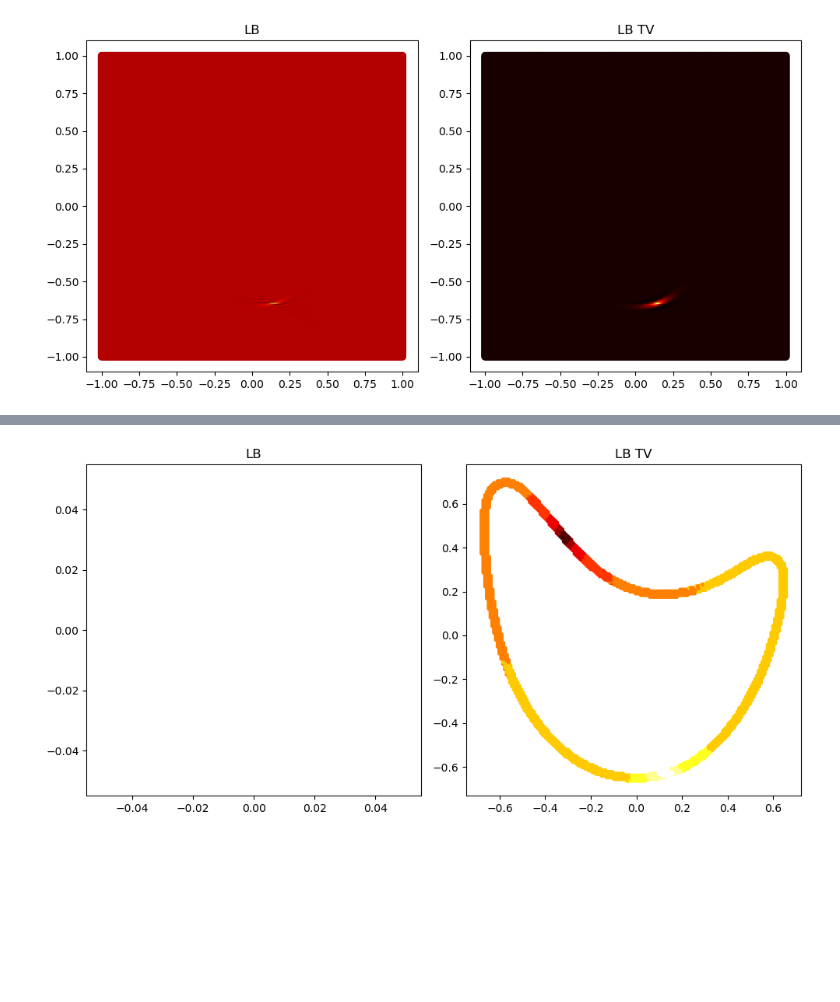
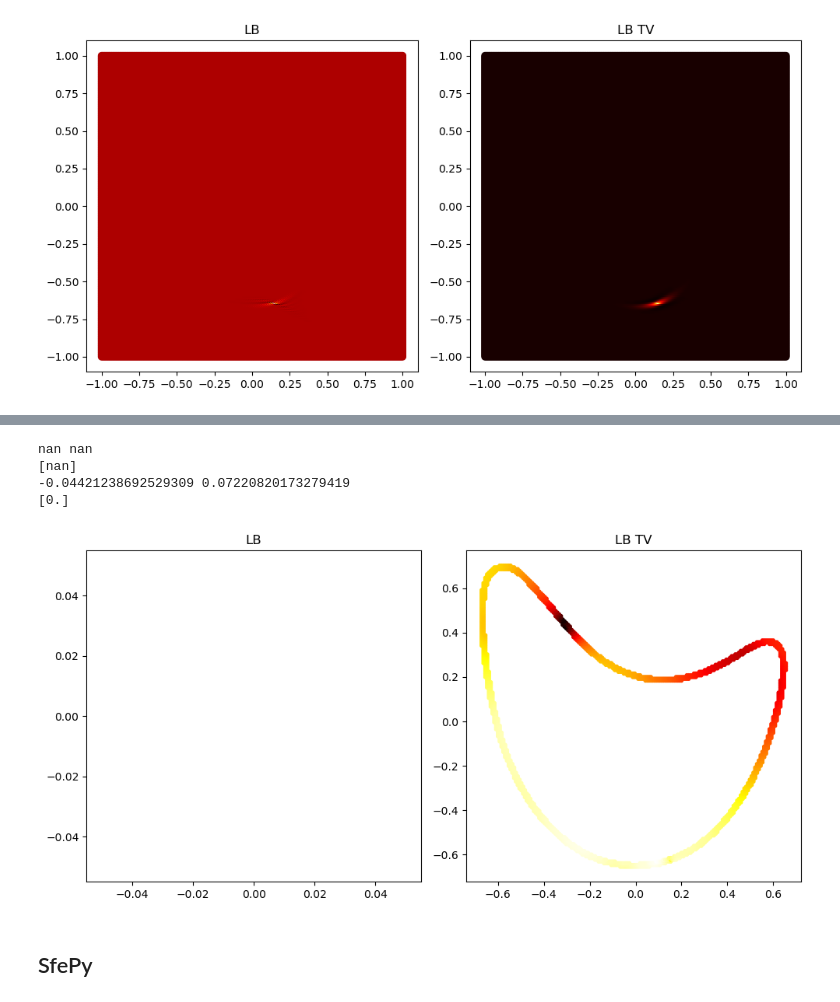
Before and after one commit to miguef98/NIFs, a Jupyter notebook: geodesics_2d_NoSDF.ipynb, the cells around one changed output, grey strips where cells are left out. Cells and saved outputs as stored; diff of their text form; code cells hidden in the pictures; blank space fills up the shorter version.

```diff
--- a/geodesics_2d_NoSDF.ipynb
+++ b/geodesics_2d_NoSDF.ipynb
@@ -117,13 +120,11 @@ def integrator( L, u0, t, steps=1, method='backward'):
 
     return ut
 # %%
-mask = np.sqrt(np.sum(dfX ** 2, axis=1) ).flatten() > -1
-
-LB = gridLaplaceBeltramiBertalmio(N, fX, mask, boundary='dirichlet' )
-LB_TV = gridLaplaceBeltramiTV( N, dfX, LfX, tv, mask, boundary='dirichlet' )
+LB = gridLaplaceBeltramiBertalmio(N, fX, boundary='dirichlet' )
+LB_TV = gridLaplaceBeltramiTV( N, dfX, LfX, tv, boundary='dirichlet' )
 
 h = 2 / (N-1)
-t = h ** 2 * 60
+t = h ** 2 * 50
 
 ut = integrator( LB, u0.flatten(), t, steps=1, method='backward' )
 ut_TV = integrator( LB_TV, u0.flatten(), t, steps=1, method='backward' )
@@ -189,7 +204,7 @@ plt.show()
 # %%
 #Gx, Gy = gridDxMasked(N, np.abs(fX).flatten() < np.inf ), gridDyMasked(N, np.abs(fX).flatten() < np.inf)
-Gx_i, Gy_i = gridIntrinsicGradient( N, dfX, np.abs(fX).flatten() < np.inf, boundary='neumann' )
-Gx, Gy = gridInstrinsicGradientBertalmio( N, fX, np.abs(fX).flatten() < np.inf, boundary='neumann' )
+Gx_i, Gy_i = gridIntrinsicGradient( N, dfX, boundary='neumann' )
+Gx, Gy = gridInstrinsicGradientBertalmio( N, fX, boundary='neumann' )
 
 nx_TV = Gx_i @ ut_TV
 nx = Gx @ ut
@@ -198,7 +213,7 @@ ny_TV = Gy_i @ ut_TV
 ny = Gy  @ ut
 
 def normalmap( X, nx, ny, axis ):
-    poissonMask = np.abs(fX).flatten() < 0.015# np.inf
+    poissonMask = np.abs(fX).flatten() < np.inf
     norm = np.sqrt( nx ** 2 + ny ** 2 )
     norm_nx = - ( nx ) / (norm)
     norm_ny = - ( ny ) / (norm)
@@ -225,43 +238,51 @@ plt.show()
 # %%
 def heatgeodesic( X, fX, nx, ny, axis, boundary='dirichlet' ):
     norm = np.sqrt( nx ** 2 + ny ** 2 )
     norm_nx = - ( nx ) / (norm)
     norm_ny = - ( ny ) / (norm)
 
-    poissonMask = np.abs(fX).flatten() < 0.015
+    initialCondition = np.logical_not( u0 > 0.1 )
 
-    L = gridLaplacian( N, np.abs(fX).flatten() < np.inf )
-    Gx = gridDxMasked( N, poissonMask )
-    Gy = gridDyMasked( N, poissonMask )
+    L = gridLaplacianDirichlet( N, initialCondition )
+    Gx = gridDx( N, boundary=boundary )
+    Gy = gridDy( N, boundary=boundary )
 
-    phi = sparse.linalg.spsolve( L, Gx @ norm_nx + Gy @ norm_ny )
+    b =  Gx @ norm_nx + Gy @ norm_ny
+    b[np.logical_not(initialCondition )] = 0
 
-    mask = np.abs(fX).flatten() < 0.015
+    phi = sparse.linalg.spsolve( L, b)
+    print(phi.min(), phi.max())
 
-    levels = np.linspace( phi[mask].min(), phi[mask].max(), 10)
-    for i in range(len(levels) - 1):
-        #phi = np.where(
-        #    np.abs(phi - levels[i]) < 0.005,
-        #    np.ones_like(phi) * phi.max(),
-        #    phi
-        #)
+    mask =  np.abs(fX).flatten() < 0.01
 
-        phi = np.where(
-            np.logical_and( phi - levels[i] > 0, phi - levels[i + 1] < 0 ),
-            np.ones_like(phi) * levels[i],
-            phi
-        )
+    #levels = np.linspace( phi[mask].min(), phi[mask].max(), 20)
+    #for i in range(len(levels) - 1):
+    #    phi = np.where(
+    #        np.abs(phi - levels[i]) < 0.0005,
+    #        np.ones_like(phi) * phi.max(),
+    #        phi
+    #    )
+#
+    #    phi = np.where(
+    #        np.logical_and( phi - levels[i] > 0, phi - levels[i + 1] < 0 ),
+    #        np.ones_like(phi) * levels[i],
+    #        phi
+    #    )
 
     axis.scatter( X[:,0][mask], X[:,1][mask], c=phi[mask],  marker='.',cmap='hot_r' )
 
 fig, axs = plt.subplots(1, 2, figsize=(10, 5))
-heatgeodesic( X, fX, nx, ny, axs[0], boundary='neumann')
-heatgeodesic( X, fX, nx_TV, ny_TV, axs[1], boundary='neumann')
+heatgeodesic( X, fX, nx, ny, axs[0], boundary='dirichlet')
+heatgeodesic( X, fX, nx_TV, ny_TV, axs[1], boundary='dirichlet')
 
 axs[0].set_title('LB')
 axs[1].set_title('LB TV')
 
 plt.tight_layout()
 plt.show()
 # %% [output]
+nan nan
+[nan]
+-0.04421238692529309 0.07220820173279419
+[0.]
-[figure, old version]
+[figure, new version]
@@ -267,0 +389,2 @@ plt.show()
+# %% [markdown]
+## SfePy
```
Also changed, not shown: parts of 12 cells of this notebook, 10 other files.
